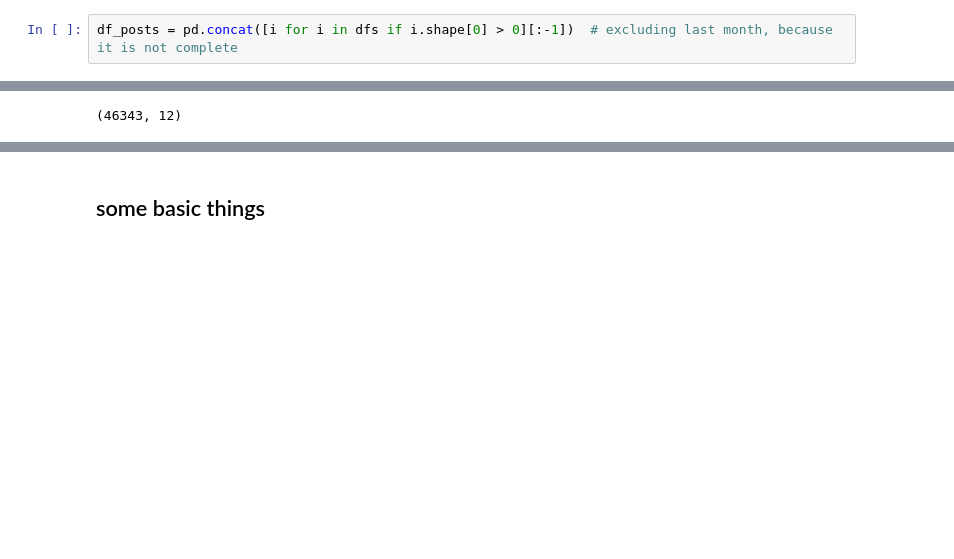
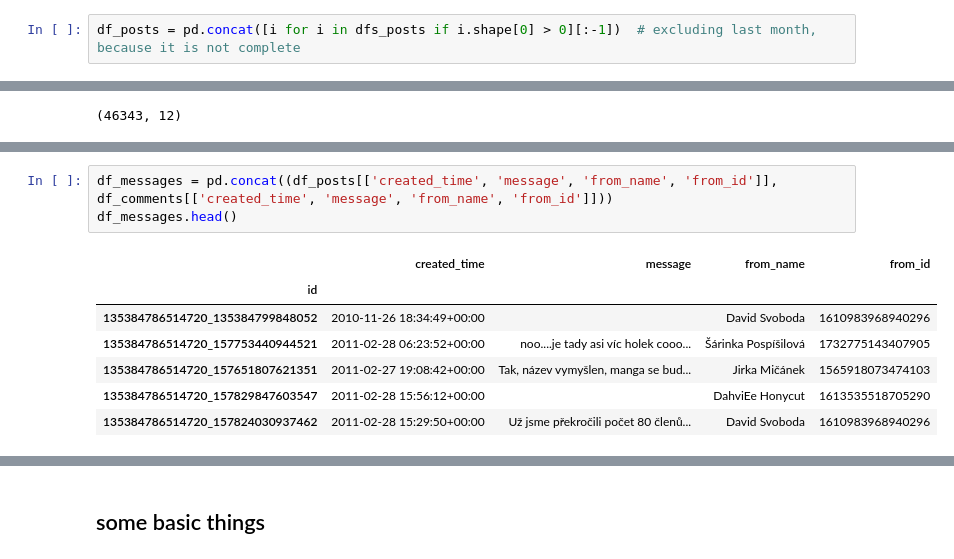
Before and after one commit to racinmat/facebook_extraction, a Jupyter notebook: animefest_basic_eda.ipynb, the cells around one changed output, grey strips where cells are left out. Cells and saved outputs as stored; diff of their text form; blank space fills up the shorter version.

```diff
--- a/animefest_basic_eda.ipynb
+++ b/animefest_basic_eda.ipynb
@@ -67,5 +67,5 @@ for month in existing_months:
 # %%
-df_posts = pd.concat([i for i in dfs if i.shape[0] > 0][:-1])  # excluding last month, because it is not complete
+df_posts = pd.concat([i for i in dfs_posts if i.shape[0] > 0][:-1])  # excluding last month, because it is not complete
 # %%
 df_posts = df_posts.set_index('id')
 df_posts['created_time'] = pd.to_datetime(df_posts['created_time'])
@@ -99,0 +137,11 @@ df_posts.shape
+# %%
+df_messages = pd.concat((df_posts[['created_time', 'message', 'from_name', 'from_id']], df_comments[['created_time', 'message', 'from_name', 'from_id']]))
+df_messages.head()
+# %% [output]
+|  | created_time | message | from_name | from_id |
+| id |  |  |  |  |
+| 135384786514720_135384799848052 | 2010-11-26 18:34:49+00:00 |  | David Svoboda | 1610983968940296 |
+| 135384786514720_157753440944521 | 2011-02-28 06:23:52+00:00 | noo....je tady asi víc holek cooo... | Šárinka Pospíšilová | 1732775143407905 |
+| 135384786514720_157651807621351 | 2011-02-27 19:08:42+00:00 | Tak, název vymyšlen, manga se bud... | Jirka Mičánek | 1565918073474103 |
+| 135384786514720_157829847603547 | 2011-02-28 15:56:12+00:00 |  | DahviEe Honycut | 1613535518705290 |
+| 135384786514720_157824030937462 | 2011-02-28 15:29:50+00:00 | Už jsme překročili počet 80 členů... | David Svoboda | 1610983968940296 |
```
Also changed, not shown: parts of 85 cells of this notebook.
